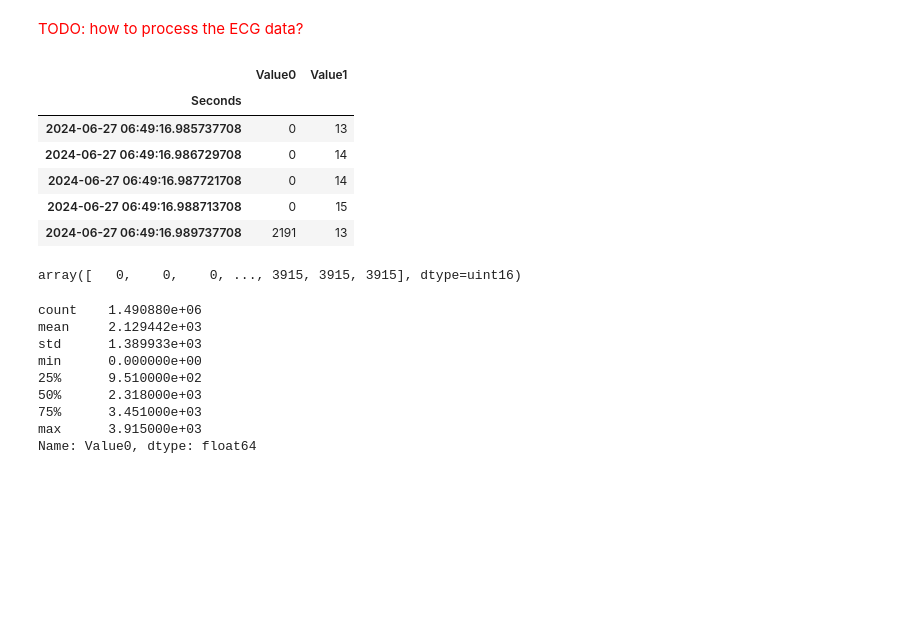
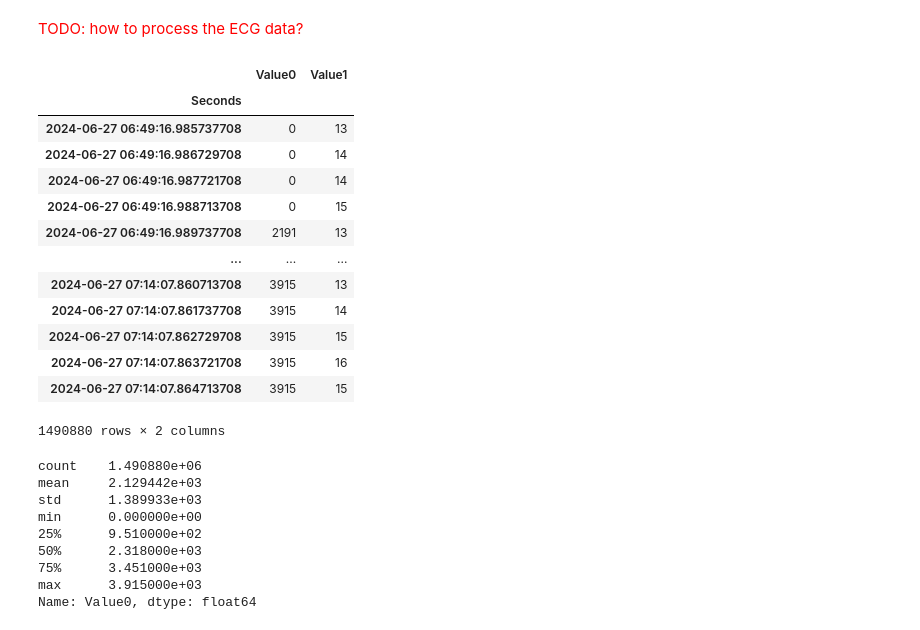
Before and after one commit to raquelmdtum/master-thesis, a Jupyter notebook: notebooks/do_quality_testing.ipynb, the cells around one changed output. Cells and saved outputs as stored; diff of their text form; code cells hidden in the pictures; blank space fills up the shorter version.

```diff
--- a/notebooks/do_quality_testing.ipynb
+++ b/notebooks/do_quality_testing.ipynb
@@ -323,20 +399,22 @@ odict_keys(['Raw', 'Filtered', 'Processed', 'HeartRate'])
 <font color='red'>TODO: how to process the ECG data?</font>
 # %%
 ecg_raw = dataset.streams.BioData.ECG.data.Raw
-ecg_raw.head()
+ecg_raw
 # %% [output]
 |  | Value0 | Value1 |
 | Seconds |  |  |
 | 2024-06-27 06:49:16.985737708 | 0 | 13 |
 | 2024-06-27 06:49:16.986729708 | 0 | 14 |
 | 2024-06-27 06:49:16.987721708 | 0 | 14 |
 | 2024-06-27 06:49:16.988713708 | 0 | 15 |
 | 2024-06-27 06:49:16.989737708 | 2191 | 13 |
+| ... | ... | ... |
+| 2024-06-27 07:14:07.860713708 | 3915 | 13 |
+| 2024-06-27 07:14:07.861737708 | 3915 | 14 |
+| 2024-06-27 07:14:07.862729708 | 3915 | 15 |
+| 2024-06-27 07:14:07.863721708 | 3915 | 16 |
+| 2024-06-27 07:14:07.864713708 | 3915 | 15 |
+1490880 rows × 2 columns
-# %%
-ecg_signal = ecg_raw["Value0"].values
-ecg_signal
-# %% [output]
-array([   0,    0,    0, ..., 3915, 3915, 3915], dtype=uint16)
 # %%
 ecg_raw["Value0"].describe()
 # %% [output]
```
Also changed, not shown: parts of 26 cells of this notebook.
